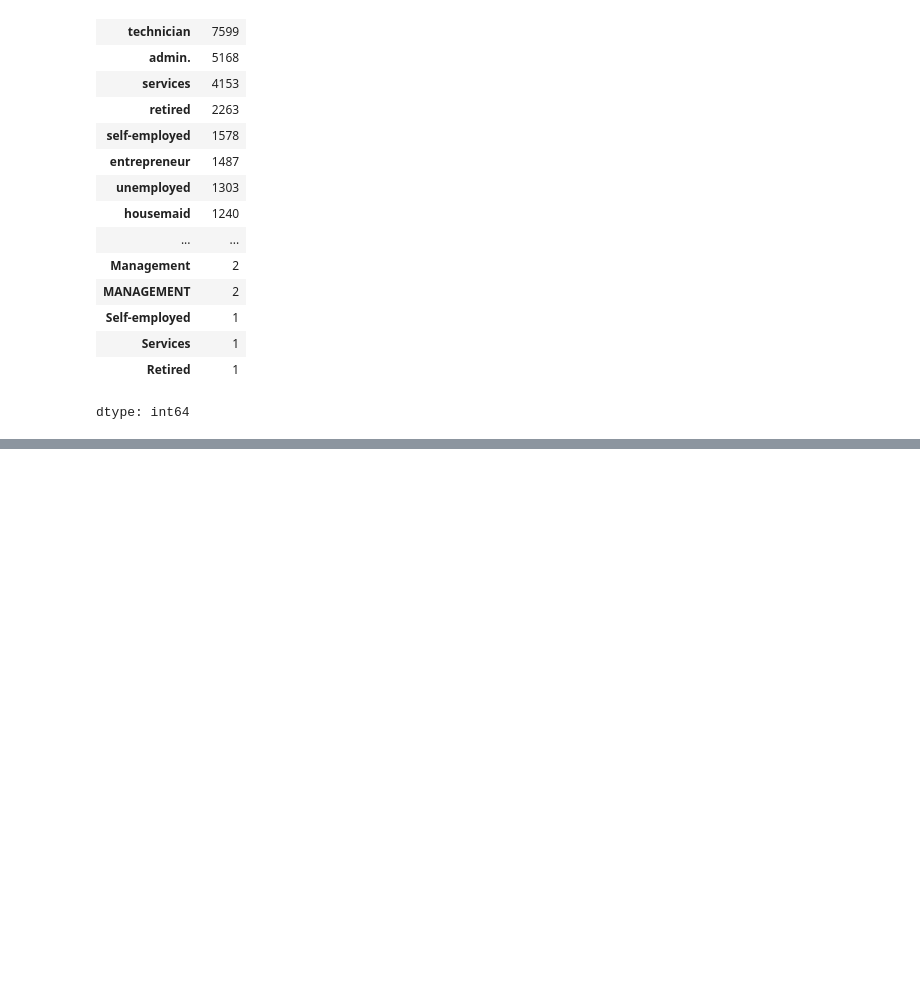
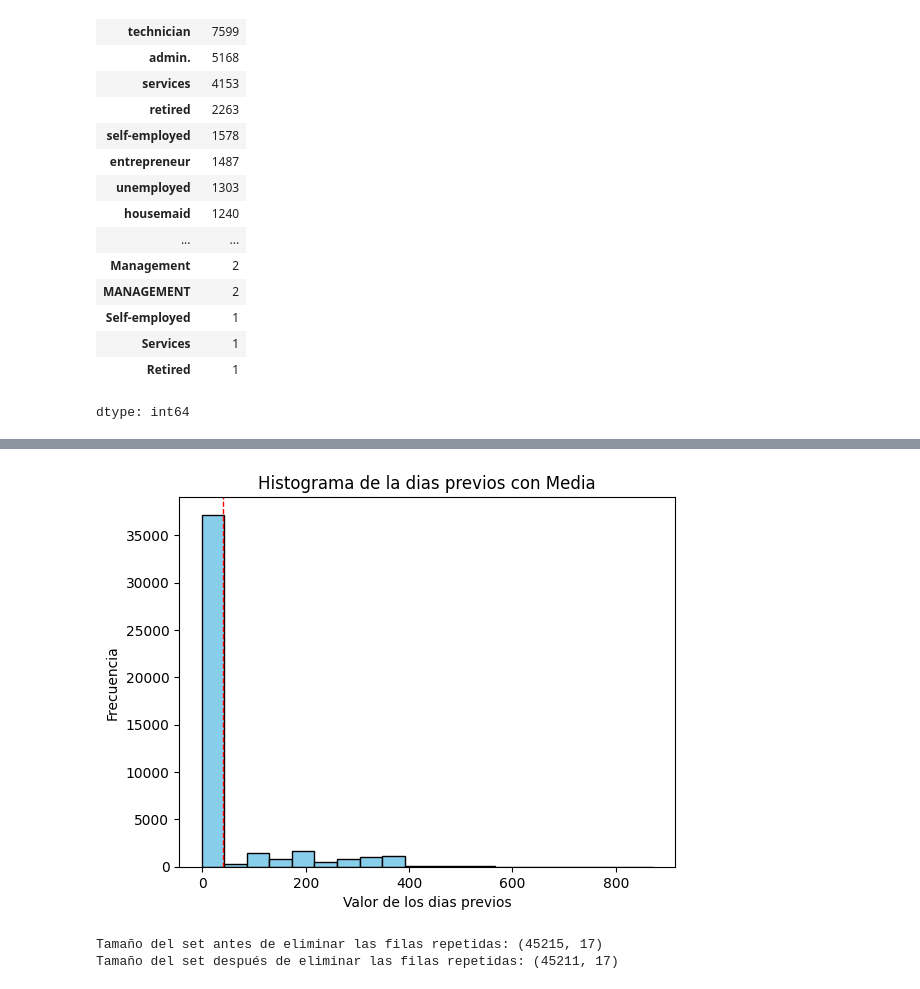
Before and after one commit to DAVIDCUEAGUI/LABORATORIO, a Jupyter notebook: Laboratorio_1_LuisCuellar.ipynb, the cells around one changed output, grey strips where cells are left out. Cells and saved outputs as stored; diff of their text form; code cells hidden in the pictures; blank space fills up the shorter version.

```diff
--- a/Laboratorio_1_LuisCuellar.ipynb
+++ b/Laboratorio_1_LuisCuellar.ipynb
@@ -203,0 +343,25 @@ dtype: int64
+# %%
+# Graficar un histograma del atributo "pdays"
+plt.hist(df_banco_rename['dias_previos'], bins=20, color='skyblue', edgecolor='black')
+
+# Agregar una línea vertical para mostrar la media
+plt.axvline(media, color='red', linestyle='dashed', linewidth=1)
+
+# Etiquetas y título
+plt.xlabel('Valor de los dias previos')
+plt.ylabel('Frecuencia')
+plt.title('Histograma de la dias previos con Media')
+
+# Mostrar la gráfica
+plt.show()
+# %% [output]
+[figure, added]
+# %%
+#Mostramos la cantidad de registros antes de aplicar una transformación, limpieza o filtro
+print(f'Tamaño del set antes de eliminar las filas repetidas: {df_banco_rename.shape}')
+df_banco_rename.drop_duplicates(inplace=True)
+#Mostramos la cantidad de registros después de aplicar una transformación, limpieza o filtro
+print(f'Tamaño del set después de eliminar las filas repetidas: {df_banco_rename.shape}')
+# %% [output]
+Tamaño del set antes de eliminar las filas repetidas: (45215, 17)
+Tamaño del set después de eliminar las filas repetidas: (45211, 17)
```
Also changed, not shown: parts of 11 cells of this notebook.
